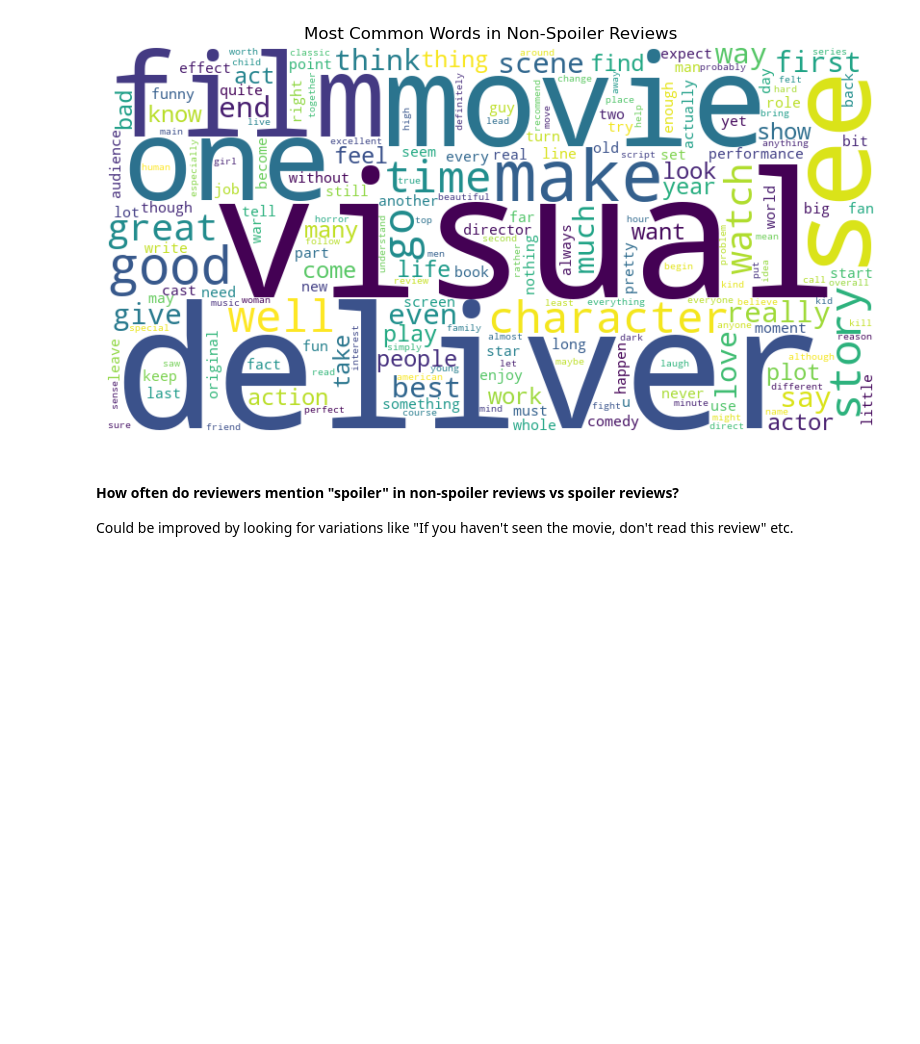
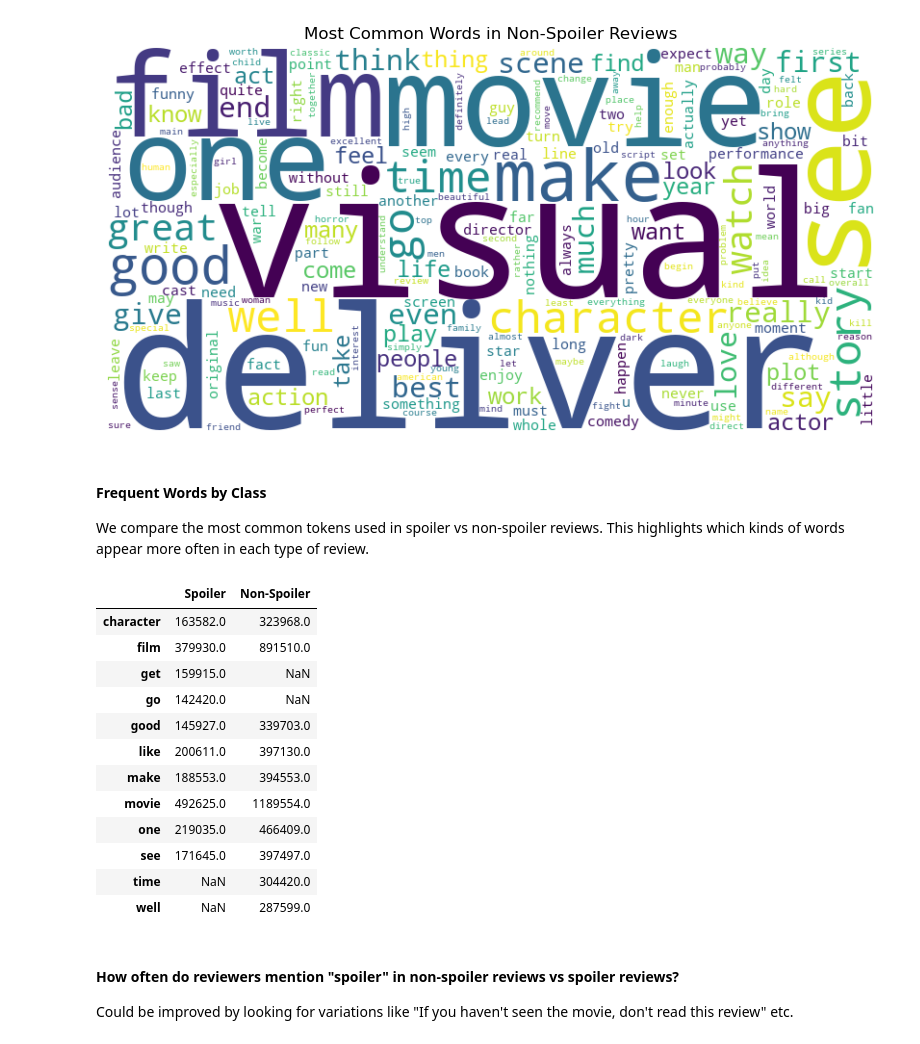
Before and after one commit to ayshmnmm/plot-protector, a Jupyter notebook: notebooks/01_eda.ipynb, the cells around one changed output. Cells and saved outputs as stored; diff of their text form; code cells hidden in the pictures; blank space fills up the shorter version.

```diff
--- a/notebooks/01_eda.ipynb
+++ b/notebooks/01_eda.ipynb
@@ -545,6 +592,40 @@ plt.show()
 # %% [output]
 Total length of non-spoiler reviews text: 332904505 characters
 [figure]
+# %% [markdown]
+#### **Frequent Words by Class**
+We compare the most common tokens used in spoiler vs non-spoiler reviews. This highlights which kinds of words appear more often in each type of review.
+# %%
+from collections import Counter
+from itertools import chain
+import numpy as np
+
+def top_words(series, n=10):
+    # flatten if elements are lists/arrays instead of strings
+    if isinstance(series.iloc[0], (list, np.ndarray)):
+        words = list(chain.from_iterable(series))
+    else:
+        words = " ".join(series.astype(str)).split()
+    return pd.Series(Counter(words)).nlargest(n)
+
+spoiler_top = top_words(reviews_pp[reviews_pp['is_spoiler']==True]['review_text'])
+non_top = top_words(reviews_pp[reviews_pp['is_spoiler']==False]['review_text'])
+
+pd.DataFrame({'Spoiler': spoiler_top, 'Non-Spoiler': non_top})
+# %% [output]
+|  | Spoiler | Non-Spoiler |
+| character | 163582.0 | 323968.0 |
+| film | 379930.0 | 891510.0 |
+| get | 159915.0 | NaN |
+| go | 142420.0 | NaN |
+| good | 145927.0 | 339703.0 |
+| like | 200611.0 | 397130.0 |
+| make | 188553.0 | 394553.0 |
+| movie | 492625.0 | 1189554.0 |
+| one | 219035.0 | 466409.0 |
+| see | 171645.0 | 397497.0 |
+| time | NaN | 304420.0 |
+| well | NaN | 287599.0 |
 # %% [markdown]
 #### **How often do reviewers mention "spoiler" in non-spoiler reviews vs spoiler reviews?**
 
```
Also changed, not shown: parts of 5 cells of this notebook.
